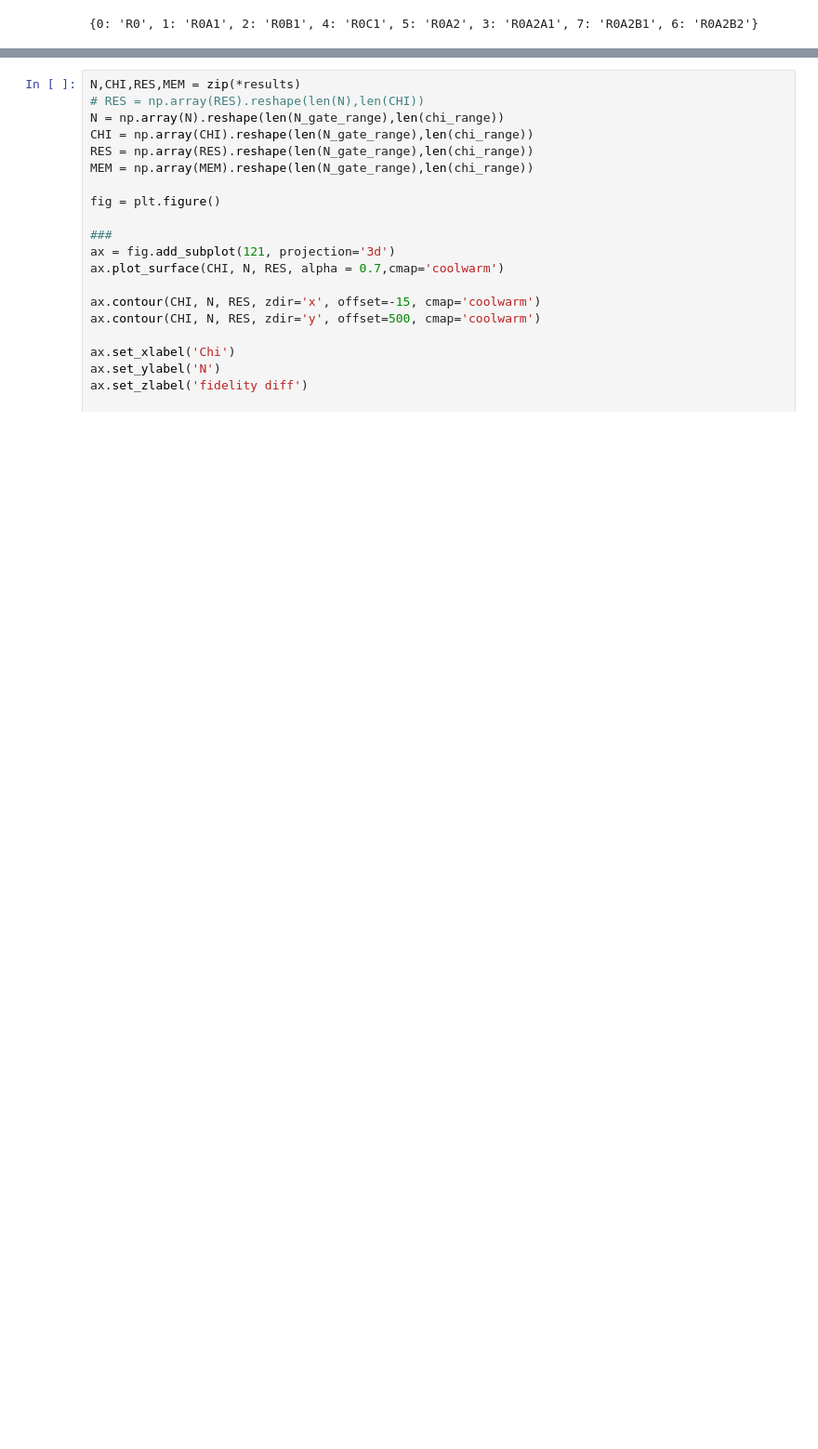
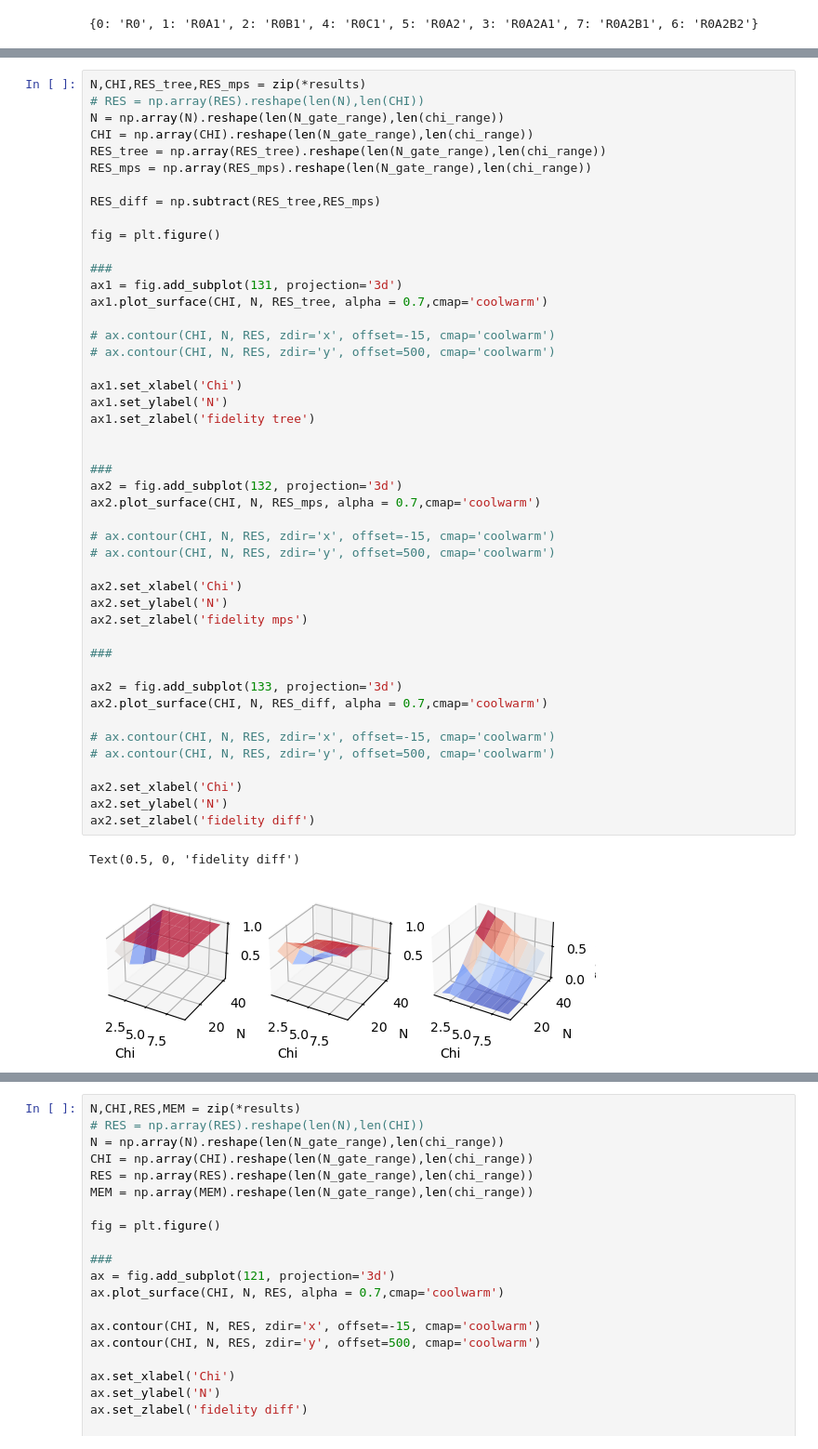
Before and after one commit to quantum-brutus/Tensor_Networks_topology, a Jupyter notebook: random_tree_benchmark.ipynb, the cells around one changed output, grey strips where cells are left out. Shown: that part at 93% size. Saved outputs shown, nothing was run; the diff lists cells and outputs as text; blank space fills up the shorter version.

```diff
--- a/random_tree_benchmark.ipynb
+++ b/random_tree_benchmark.ipynb
@@ -659,0 +664,49 @@ for N in tqdm(N_gate_range):
+# %%
+N,CHI,RES_tree,RES_mps = zip(*results)
+# RES = np.array(RES).reshape(len(N),len(CHI))
+N = np.array(N).reshape(len(N_gate_range),len(chi_range))
+CHI = np.array(CHI).reshape(len(N_gate_range),len(chi_range))
+RES_tree = np.array(RES_tree).reshape(len(N_gate_range),len(chi_range))
+RES_mps = np.array(RES_mps).reshape(len(N_gate_range),len(chi_range))
+
+RES_diff = np.subtract(RES_tree,RES_mps)
+
+fig = plt.figure()
+
+###
+ax1 = fig.add_subplot(131, projection='3d')
+ax1.plot_surface(CHI, N, RES_tree, alpha = 0.7,cmap='coolwarm')
+
+# ax.contour(CHI, N, RES, zdir='x', offset=-15, cmap='coolwarm')
+# ax.contour(CHI, N, RES, zdir='y', offset=500, cmap='coolwarm')
+
+ax1.set_xlabel('Chi')
+ax1.set_ylabel('N')
+ax1.set_zlabel('fidelity tree')
+
+
+###
+ax2 = fig.add_subplot(132, projection='3d')
+ax2.plot_surface(CHI, N, RES_mps, alpha = 0.7,cmap='coolwarm')
+
+# ax.contour(CHI, N, RES, zdir='x', offset=-15, cmap='coolwarm')
+# ax.contour(CHI, N, RES, zdir='y', offset=500, cmap='coolwarm')
+
+ax2.set_xlabel('Chi')
+ax2.set_ylabel('N')
+ax2.set_zlabel('fidelity mps')
+
+###
+
+ax2 = fig.add_subplot(133, projection='3d')
+ax2.plot_surface(CHI, N, RES_diff, alpha = 0.7,cmap='coolwarm')
+
+# ax.contour(CHI, N, RES, zdir='x', offset=-15, cmap='coolwarm')
+# ax.contour(CHI, N, RES, zdir='y', offset=500, cmap='coolwarm')
+
+ax2.set_xlabel('Chi')
+ax2.set_ylabel('N')
+ax2.set_zlabel('fidelity diff')
+# %% [output]
+Text(0.5, 0, 'fidelity diff')
+[figure, added]
```
Also changed, not shown: parts of 4 cells of this notebook.
